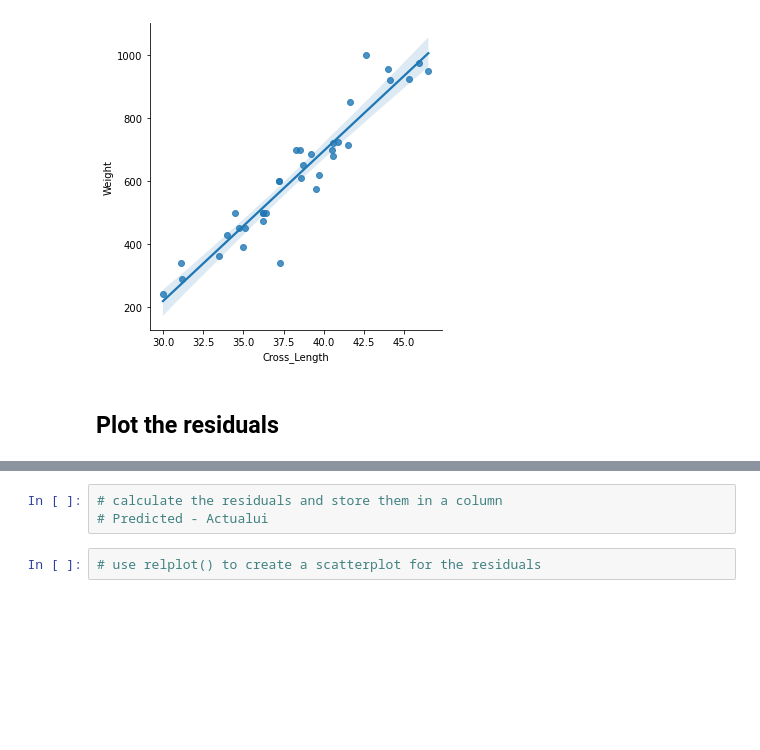
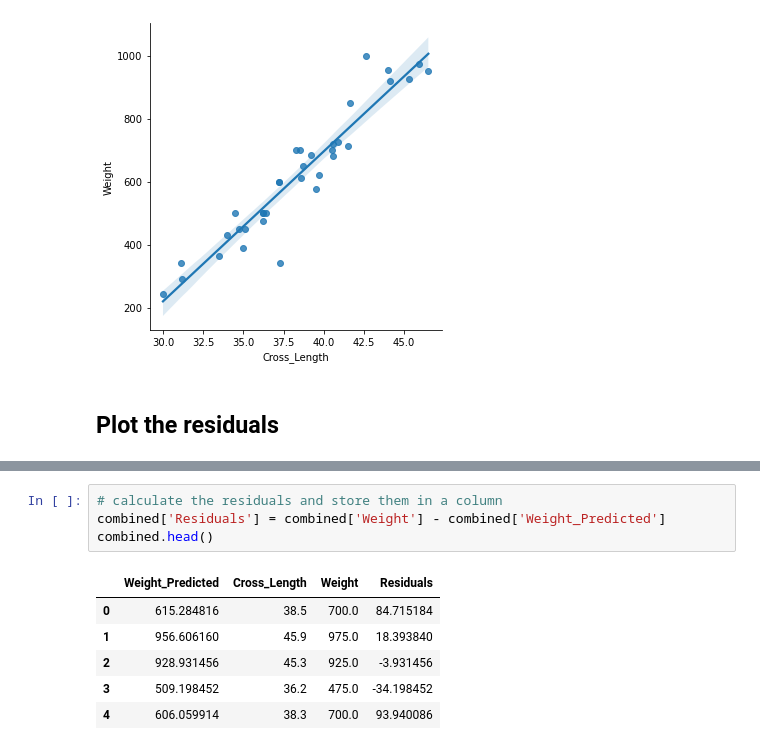
Before and after one commit to TJ-Mothokho/Murach-s-Python-for-Data-Analysis, a Jupyter notebook: Chapter 10/ex_10-1_fish.ipynb, the cells around one changed output, grey strips where cells are left out. Saved outputs shown, nothing was run; the diff lists cells and outputs as text; blank space fills up the shorter version.

```diff
--- a/Chapter 10/ex_10-1_fish.ipynb
+++ b/Chapter 10/ex_10-1_fish.ipynb
@@ -163,5 +172,11 @@ sns.lmplot(data=bream, x='Cross_Length', y='Weight')
 # %%
 # calculate the residuals and store them in a column
-# Predicted - Actualui
+combined['Residuals'] = combined['Weight'] - combined['Weight_Predicted']
+combined.head()
+# %% [output]
+|  | Weight_Predicted | Cross_Length | Weight | Residuals |
+| 0 | 615.284816 | 38.5 | 700.0 | 84.715184 |
+| 1 | 956.606160 | 45.9 | 975.0 | 18.393840 |
+| 2 | 928.931456 | 45.3 | 925.0 | -3.931456 |
+| 3 | 509.198452 | 36.2 | 475.0 | -34.198452 |
+| 4 | 606.059914 | 38.3 | 700.0 | 93.940086 |
-# %%
-# use relplot() to create a scatterplot for the residuals
```
Also changed, not shown: parts of 3 cells of this notebook.
